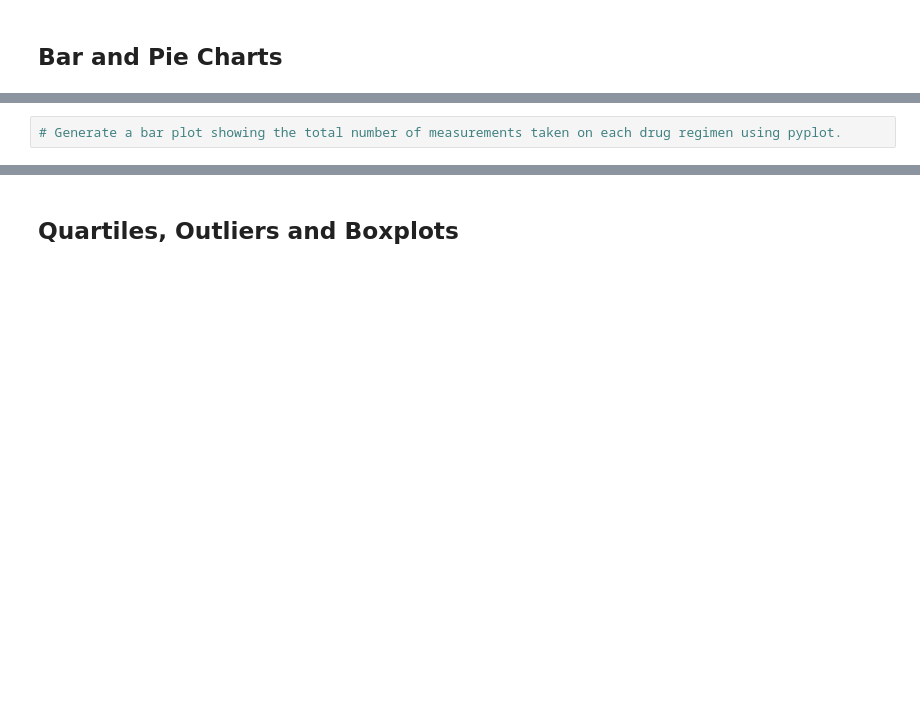
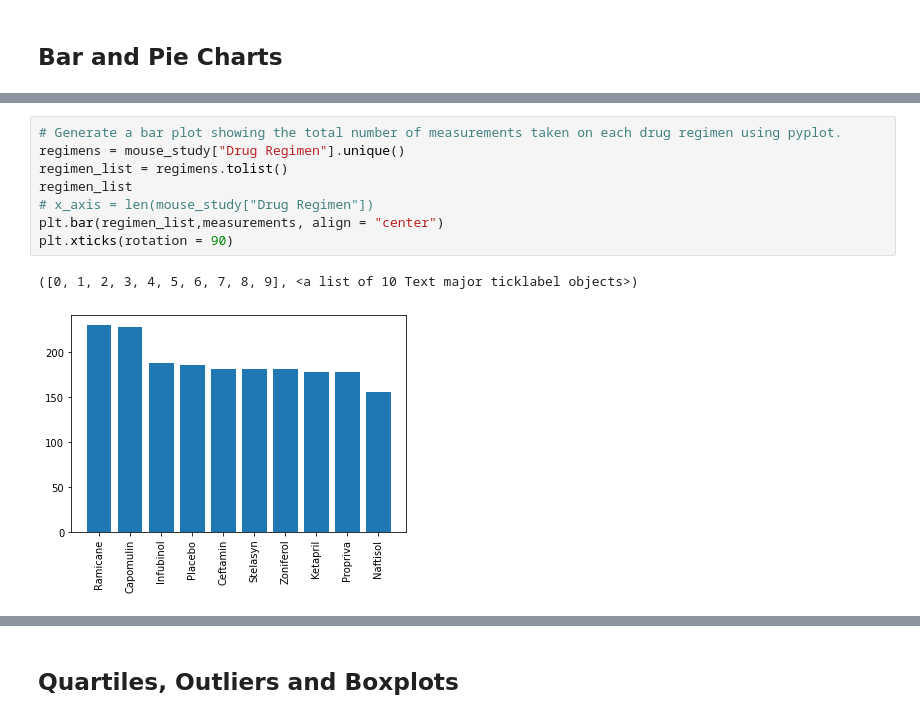
Before and after one commit to Pip85/matplotlib-challenge, a Jupyter notebook: Pymaceuticals/pymaceuticals.ipynb, the cells around one changed output, grey strips where cells are left out. Drawn from its saved outputs; the diff is of its cells as text; blank space fills up the shorter version.

```diff
--- a/Pymaceuticals/pymaceuticals.ipynb
+++ b/Pymaceuticals/pymaceuticals.ipynb
@@ -105,2 +134,11 @@ mouse_dup_check
 # %%
 # Generate a bar plot showing the total number of measurements taken on each drug regimen using pyplot.
+regimens = mouse_study["Drug Regimen"].unique()
+regimen_list = regimens.tolist()
+regimen_list
+# x_axis = len(mouse_study["Drug Regimen"])
+plt.bar(regimen_list,measurements, align = "center")
+plt.xticks(rotation = 90)
+# %% [output]
+([0, 1, 2, 3, 4, 5, 6, 7, 8, 9], <a list of 10 Text major ticklabel objects>)
+[figure, added]
```
Also changed, not shown: parts of 8 cells of this notebook.
